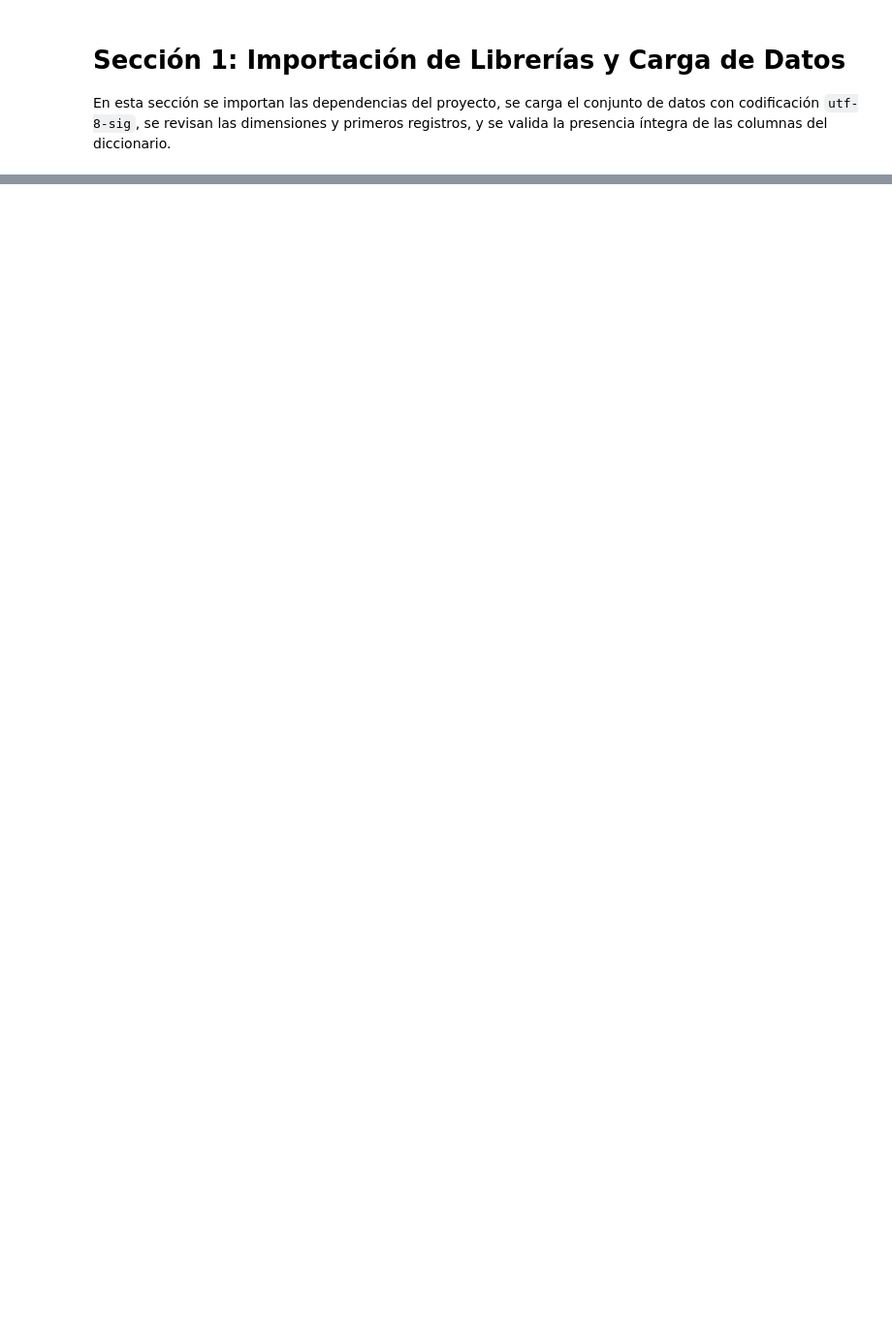
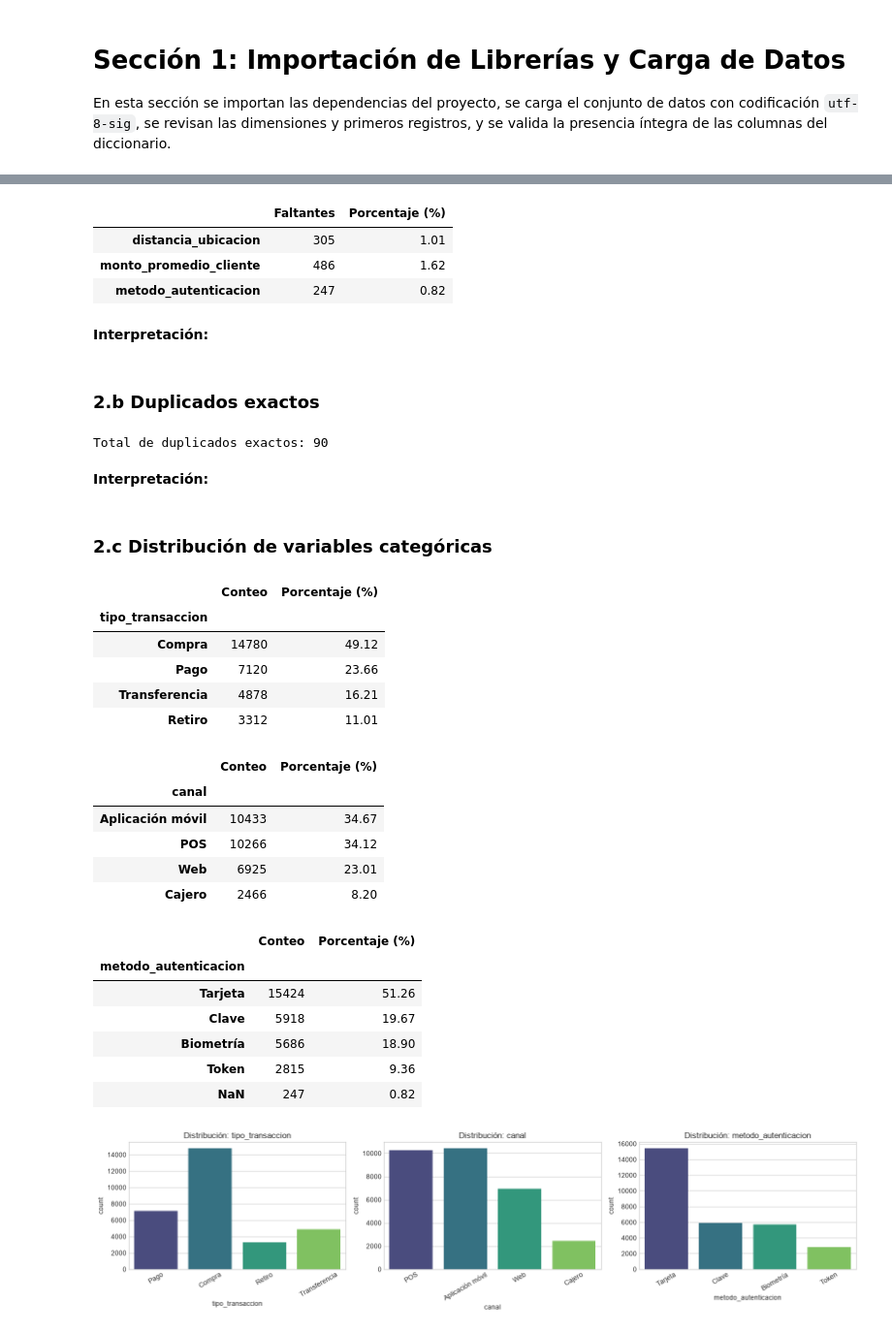
Before and after one commit to Leonardo2002AF/DETECCION_FRAUDEZ, a Jupyter notebook: fraude.ipynb, the cells around one changed output, grey strips where cells are left out. Shown at 97% size. Saved outputs shown, nothing was run; the diff lists cells and outputs as text; code cells hidden in the pictures; blank space fills up the shorter version.

```diff
--- a/fraude.ipynb
+++ b/fraude.ipynb
@@ -83,0 +57,62 @@ Columnas esperadas: 13 | Columnas detectadas: 13
+# %%
+# Conteo y porcentaje de valores faltantes por columna
+nulos = df.isnull().sum()
+pct_nulos = (df.isnull().mean() * 100).round(2)
+tabla_nulos = pd.DataFrame({"Faltantes": nulos, "Porcentaje (%)": pct_nulos})
+display(tabla_nulos[tabla_nulos["Faltantes"] > 0])
+# %% [output]
+|  | Faltantes | Porcentaje (%) |
+| distancia_ubicacion | 305 | 1.01 |
+| monto_promedio_cliente | 486 | 1.62 |
+| metodo_autenticacion | 247 | 0.82 |
+# %% [markdown]
+**Interpretación:**
+# %% [markdown]
+### 2.b Duplicados exactos
+# %%
+# Conteo de registros duplicados exactos
+num_duplicados = df.duplicated().sum()
+print(f"Total de duplicados exactos: {num_duplicados}")
+# %% [output]
+Total de duplicados exactos: 90
+# %% [markdown]
+**Interpretación:**
+# %% [markdown]
+### 2.c Distribución de variables categóricas
+# %%
+# Distribución de variables categóricas con conteos, porcentajes y countplots
+cat_cols = ["tipo_transaccion", "canal", "metodo_autenticacion"]
+
+for col in cat_cols:
+    conteo = df[col].value_counts(dropna=False)
+    pct = (df[col].value_counts(normalize=True, dropna=False) * 100).round(2)
+    display(pd.DataFrame({"Conteo": conteo, "Porcentaje (%)": pct}))
+
+fig, axes = plt.subplots(1, 3, figsize=(16, 4))
+for i, col in enumerate(cat_cols):
+    sns.countplot(data=df, x=col, hue=col, ax=axes[i], palette="viridis", legend=False)
+    axes[i].set_title(f"Distribución: {col}")
+    axes[i].tick_params(axis="x", rotation=30)
+plt.tight_layout()
+plt.show()
+# %% [output]
+|  | Conteo | Porcentaje (%) |
+| tipo_transaccion |  |  |
+| Compra | 14780 | 49.12 |
+| Pago | 7120 | 23.66 |
+| Transferencia | 4878 | 16.21 |
+| Retiro | 3312 | 11.01 |
+|  | Conteo | Porcentaje (%) |
+| canal |  |  |
+| Aplicación móvil | 10433 | 34.67 |
+| POS | 10266 | 34.12 |
+| Web | 6925 | 23.01 |
+| Cajero | 2466 | 8.20 |
+|  | Conteo | Porcentaje (%) |
+| metodo_autenticacion |  |  |
+| Tarjeta | 15424 | 51.26 |
+| Clave | 5918 | 19.67 |
+| Biometría | 5686 | 18.90 |
+| Token | 2815 | 9.36 |
+| NaN | 247 | 0.82 |
+[figure, added]
```
Also changed, not shown: parts of 16 cells of this notebook.
